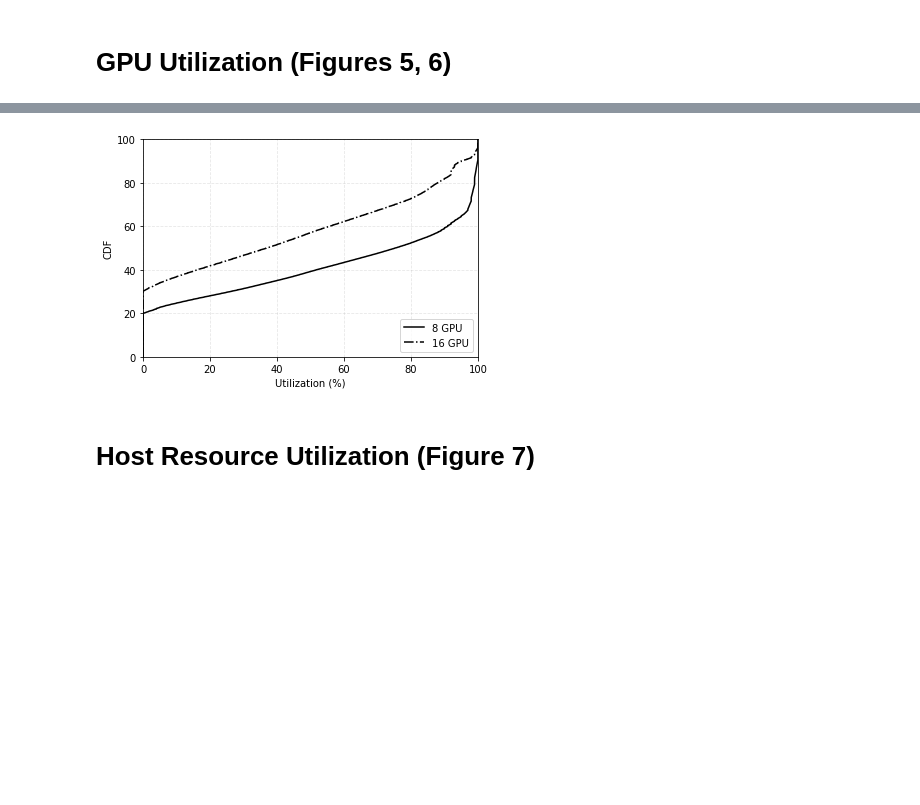
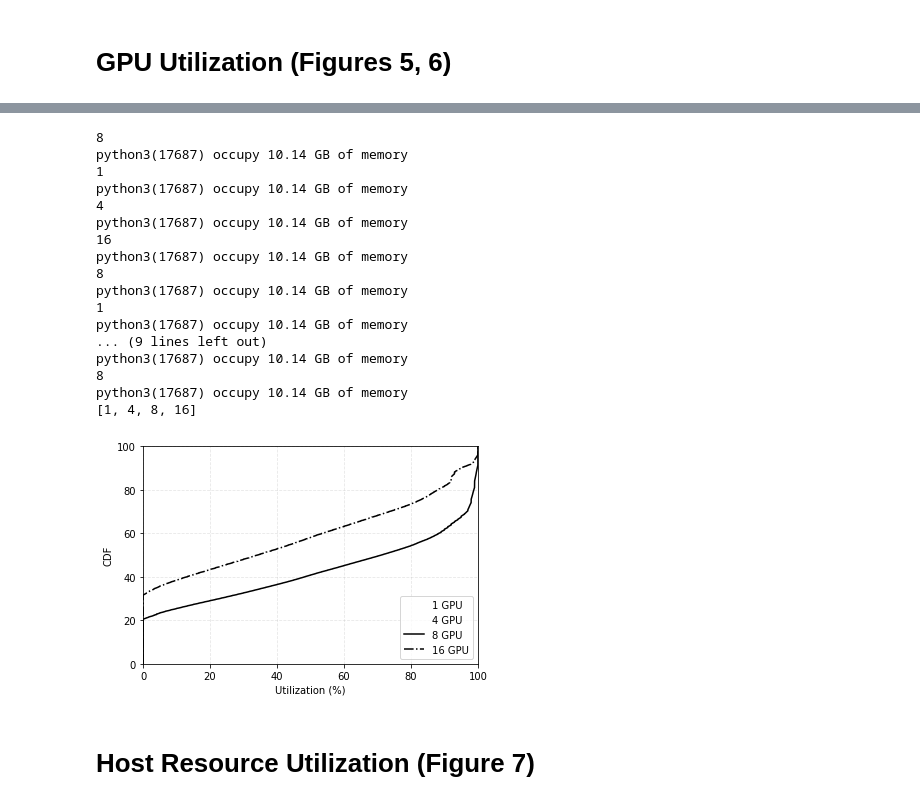
Before and after one commit to Panlichen/philly-traces, a Jupyter notebook: analysis/Philly Trace Analysis.ipynb, the cells around one changed output, grey strips where cells are left out. Drawn from its saved outputs; the diff is of its cells as text; code cells hidden in the pictures; blank space fills up the shorter version.

```diff
--- a/analysis/Philly Trace Analysis.ipynb
+++ b/analysis/Philly Trace Analysis.ipynb
@@ -471 +489,4 @@ def get_utilization_data(jobs, only_large_jobs=False, only_dedicated_servers=Fal
     return data
+# %%
+db_file = 'get_utilization_data.shelve'
+data = get_utilization_data(db_file, jobs)
@@ -472,8 +511,15 @@ def get_utilization_data(jobs, only_large_jobs=False, only_dedicated_servers=Fal
 # %%
-data = get_utilization_data(jobs)
 statuses = data.keys()
+
 for i, status in enumerate(statuses):
-    all_num_gpus = sorted(data[status].keys())
+    print(status)
+
+for i, status in enumerate(statuses):
+    print(status)
+    a = data[status]
+    print(type(data[status][1]))
+    all_keys = data[status].keys()
+    all_num_gpus = sorted(all_keys)
     for num_gpus in all_num_gpus:
         if num_gpus == 1:
             color = 'green'
@@ -489,6 +535,14 @@ for i, status in enumerate(statuses):
             linestyle = ':'
         x, y = get_cdf(data[status][num_gpus])
         plt.plot(x, y, label='%s GPU' % (num_gpus), color=color, linestyle=linestyle)
+    p = psutil.Process(os.getpid())
+    rss = p.memory_info().rss / B_2_GB
+    print("{}, {}({}) occupy {:.2f} GB of memory".format(i, p.name(), p.pid, rss))
+
+    if rss > 28:
+        break
+
+
     plt.title(status)
     plt.xlim(0, 100)
     plt.ylim(0, 100)
@@ -516,0 +572,4 @@ python3(6298) occupy 0.38 GB of memory
+# %%
+data.close()
+db_file = 'get_utilization_data_large_dedicated.shelve'
+data = get_utilization_data(db_file, jobs)
@@ -517,25 +594,52 @@ python3(6298) occupy 0.38 GB of memory
 # %%
-data = get_utilization_data(jobs, only_large_jobs=True, only_dedicated_servers=True)
 aggregate_data = {}
 for status in data:
     for num_gpus in data[status]:
+        print(num_gpus)
         if num_gpus not in aggregate_data:
             aggregate_data[num_gpus] = []
+
+        p = psutil.Process(os.getpid())
+        rss = p.memory_info().rss / B_2_GB
+        print("{}({}) occupy {:.2f} GB of memory".format(p.name(), p.pid, rss))
+
         aggregate_data[num_gpus] += data[status][num_gpus]
 all_num_gpus = sorted(aggregate_data.keys())
+
+print(all_num_gpus)
+
+linestyle = ''
+
 for num_gpus in all_num_gpus:
     if num_gpus == 8:
         linestyle = '-'
     elif num_gpus == 16:
         linestyle = '-.'
     x, y = get_cdf(aggregate_data[num_gpus])
     plt.plot(x, y, label='%s GPU' % (num_gpus), color='black', linestyle=linestyle)
 plt.xlim(0, 100)
 plt.ylim(0, 100)
 plt.legend(loc='lower right')
 plt.xlabel('Utilization (%)')
 plt.ylabel('CDF')
 plt.grid(alpha=.3, linestyle='--')
 plt.show()
 # %% [output]
+8
+python3(17687) occupy 10.14 GB of memory
+1
+python3(17687) occupy 10.14 GB of memory
+4
+python3(17687) occupy 10.14 GB of memory
+16
+python3(17687) occupy 10.14 GB of memory
+8
+python3(17687) occupy 10.14 GB of memory
+1
+python3(17687) occupy 10.14 GB of memory
+... (9 lines left out)
+python3(17687) occupy 10.14 GB of memory
+8
+python3(17687) occupy 10.14 GB of memory
+[1, 4, 8, 16]
-[figure, old version]
+[figure, new version]
```
Also changed, not shown: parts of 12 cells of this notebook, 1 other file.
